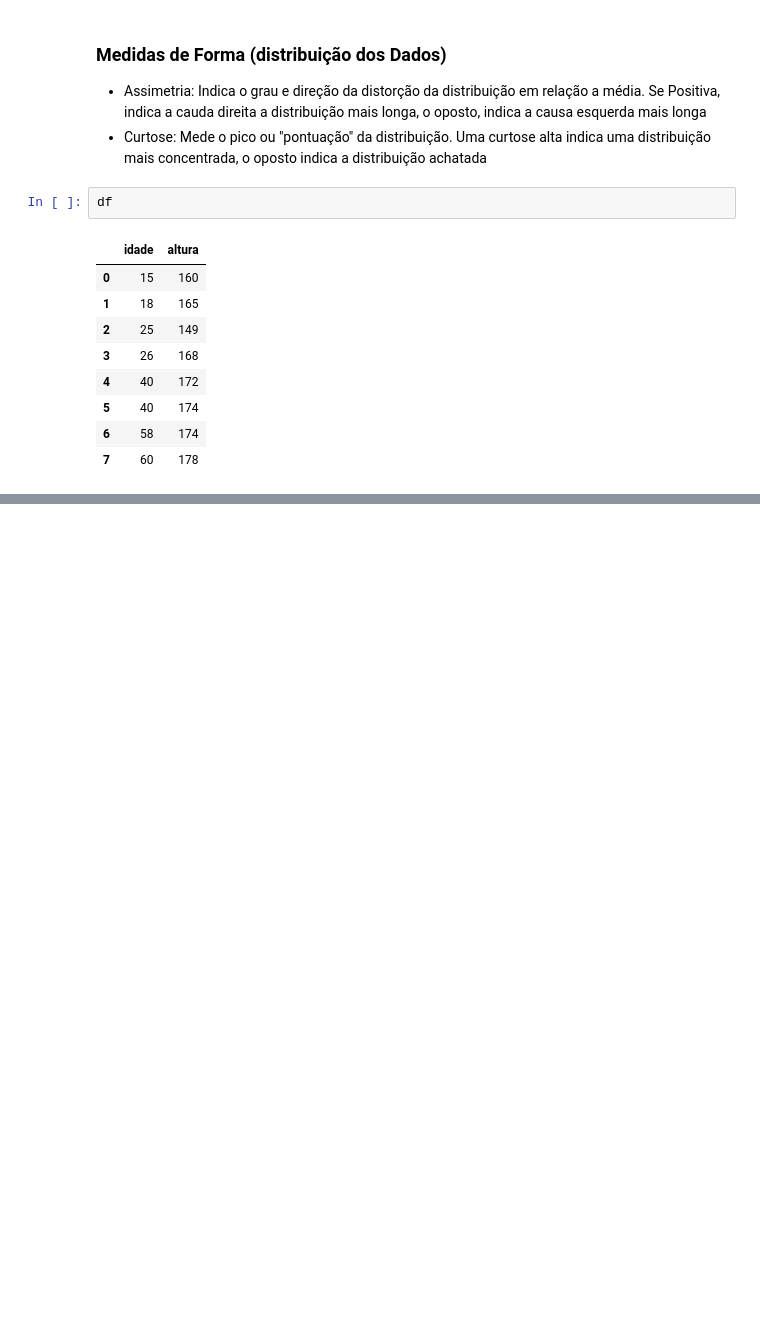
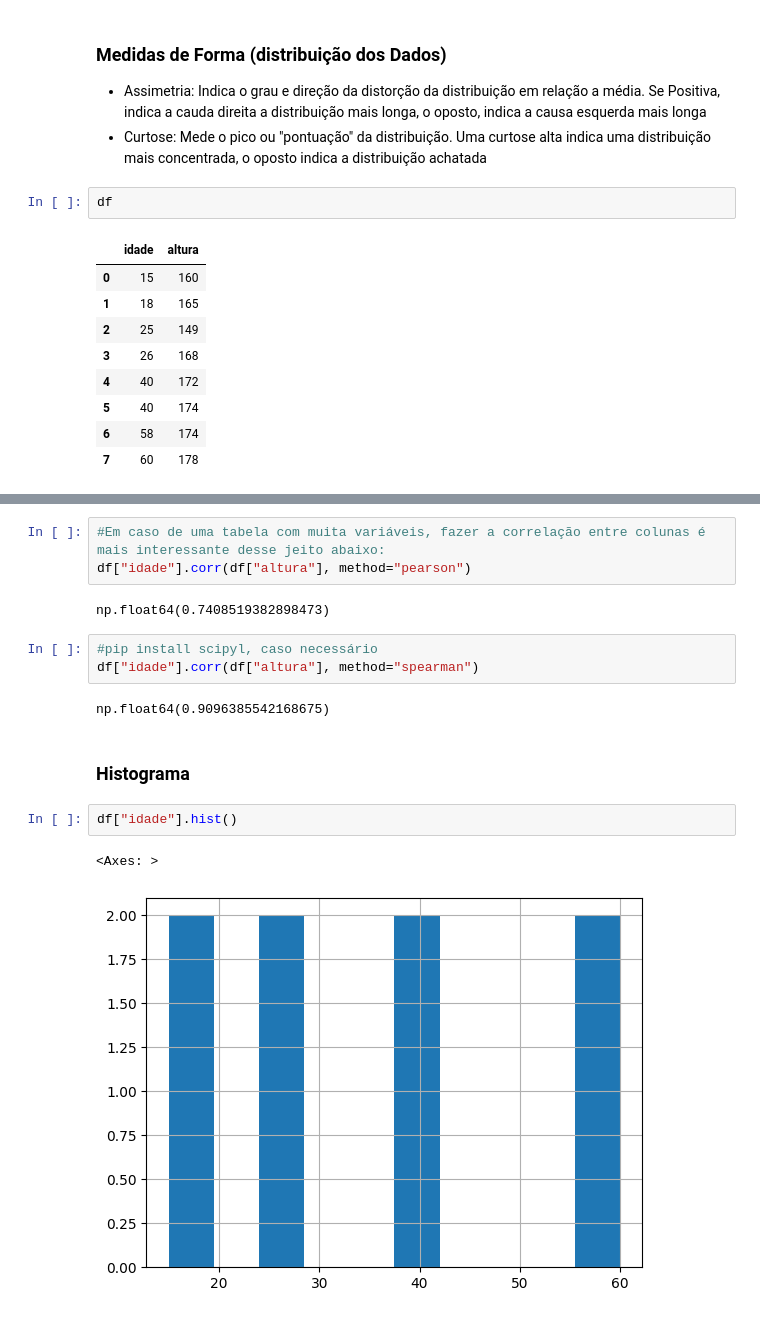
Before and after one commit to Rebekacorreia/Pythin-Estatistica-Aplicada, a Jupyter notebook: estatistica.ipynb, the cells around one changed output, grey strips where cells are left out. Cells and saved outputs as stored; diff of their text form; blank space fills up the shorter version.

```diff
--- a/estatistica.ipynb
+++ b/estatistica.ipynb
@@ -124,0 +176,17 @@ df
+# %%
+#Em caso de uma tabela com muita variáveis, fazer a correlação entre colunas é mais interessante desse jeito abaixo:
+df["idade"].corr(df["altura"], method="pearson")
+# %% [output]
+np.float64(0.7408519382898473)
+# %%
+#pip install scipyl, caso necessário
+df["idade"].corr(df["altura"], method="spearman")
+# %% [output]
+np.float64(0.9096385542168675)
+# %% [markdown]
+### Histograma
+# %%
+df["idade"].hist()
+# %% [output]
+<Axes: >
+[figure, added]
```
Also changed, not shown: parts of 33 cells of this notebook.
